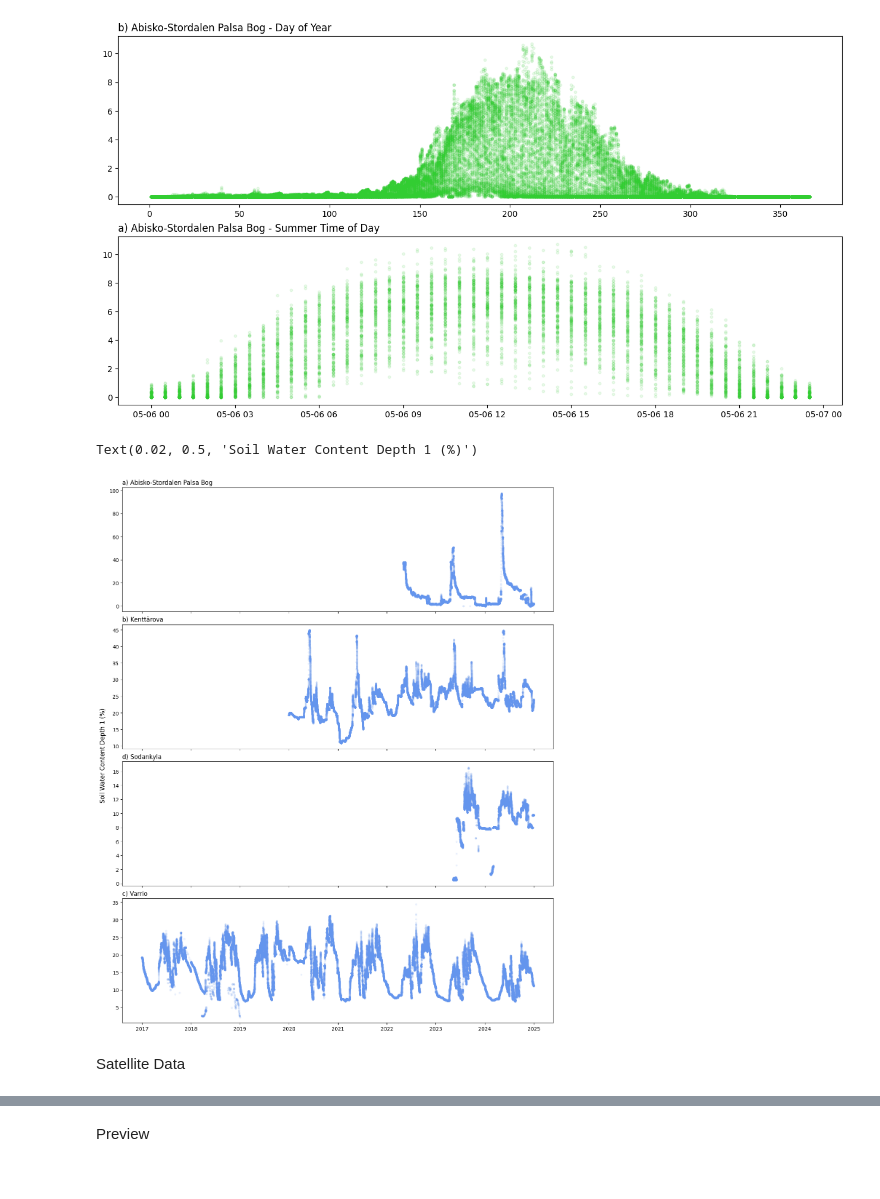
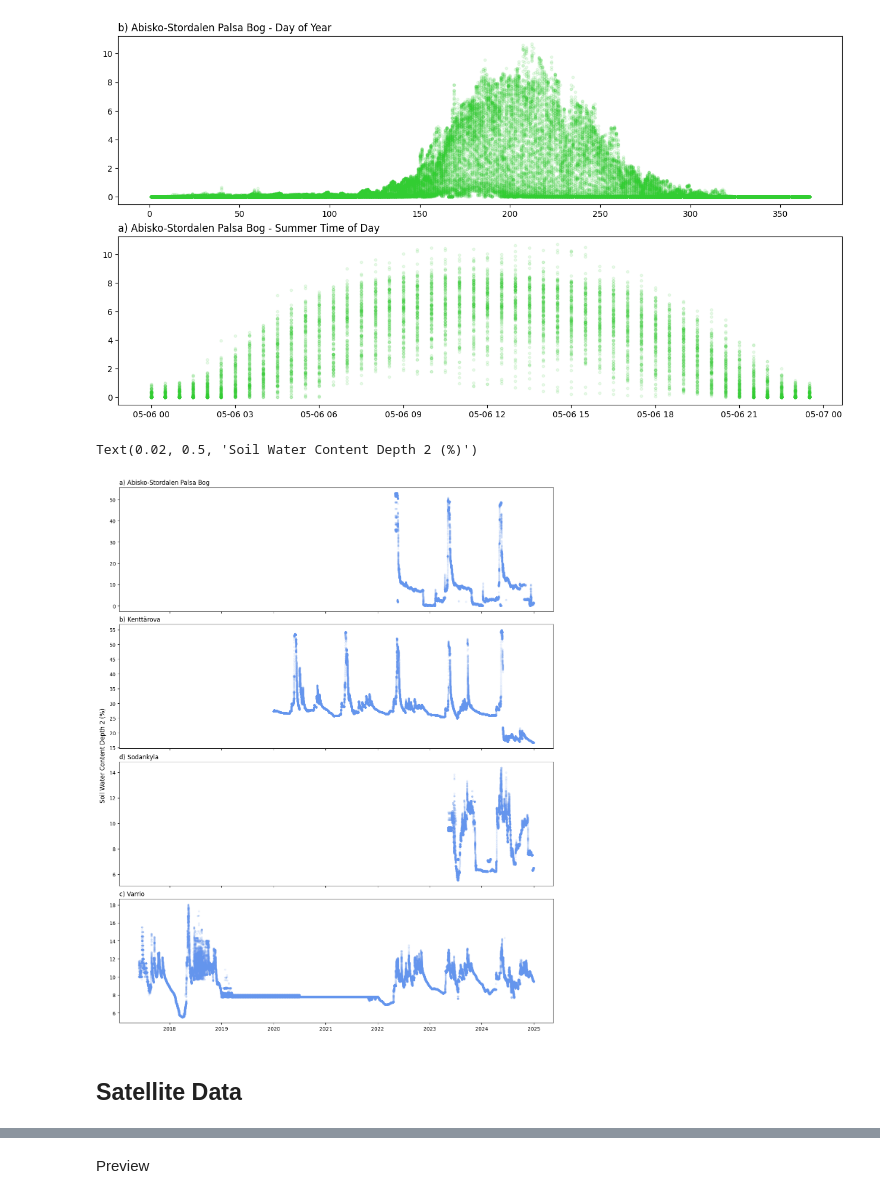
Before and after one commit to lauriequincey/arctic-ecosystems, a Jupyter notebook: analysis.ipynb, the cells around one changed output, grey strips where cells are left out. Cells and saved outputs as stored; diff of their text form; code cells hidden in the pictures.

```diff
--- a/analysis.ipynb
+++ b/analysis.ipynb
@@ -223,42 +225,42 @@ nrows = 4
 ncols = 1
 squish_factor = 8
 fig, ax = plt.subplots(
     nrows = nrows, ncols = ncols,
     figsize = (fig_wide, (fig_wide / fig_gold) * ((nrows - 1) / ncols) - squish_factor),
     sharex = True, constrained_layout = True
 )
 ax = ax.flatten()
 
 ax[0].scatter(
-    x = flux["Se_Sto"]["Time (Datetime)"], y = flux["Se_Sto"]["Soil Water Content Depth 1 (%)"],
+    x = flux["Se_Sto"]["Time (Datetime)"], y = flux["Se_Sto"]["Soil Water Content Depth 2 (%)"],
     c = "cornflowerblue", s = 10, alpha = 0.1, edgecolors = None
 )
 ax[0].set_title("a) Abisko-Stordalen Palsa Bog", loc = "left")
 
 ax[1].scatter(
-    x = flux["Fi_Ken"]["Time (Datetime)"], y = flux["Fi_Ken"]["Soil Water Content Depth 1 (%)"],
+    x = flux["Fi_Ken"]["Time (Datetime)"], y = flux["Fi_Ken"]["Soil Water Content Depth 2 (%)"],
     c = "cornflowerblue", s = 10, alpha = 0.1, edgecolors = None
 )
 ax[1].set_title("b) Kenttärova", loc = "left")
 
 ax[2].scatter(
-    x = flux["Fi_Sod"]["Time (Datetime)"], y = flux["Fi_Sod"]["Soil Water Content Depth 1 (%)"],
+    x = flux["Fi_Sod"]["Time (Datetime)"], y = flux["Fi_Sod"]["Soil Water Content Depth 2 (%)"],
     c = "cornflowerblue", s = 10, alpha = 0.1, edgecolors = None
 )
 ax[2].set_title("d) Sodankyla", loc = "left")
 
 ax[3].scatter(
-    x = flux["Fi_Var"]["Time (Datetime)"], y = flux["Fi_Var"]["Soil Water Content Depth 1 (%)"],
+    x = flux["Fi_Var"]["Time (Datetime)"], y = flux["Fi_Var"]["Soil Water Content Depth 2 (%)"],
     c = "cornflowerblue", s = 10, alpha = 0.1, edgecolors = None
 )
 ax[3].set_title("c) Varrio", loc = "left")
 
-fig.supylabel("Soil Water Content Depth 1 (%)")
+fig.supylabel("Soil Water Content Depth 2 (%)")
 # %% [output]
-Text(0.02, 0.5, 'Soil Water Content Depth 1 (%)')
+Text(0.02, 0.5, 'Soil Water Content Depth 2 (%)')
-[figure, old version]
+[figure, new version]
-# %% [markdown]
-Satellite Data
+# %% [markdown]
+## Satellite Data
 # %%
 satellite = {
 
```
Also changed, not shown: parts of 22 cells of this notebook.
